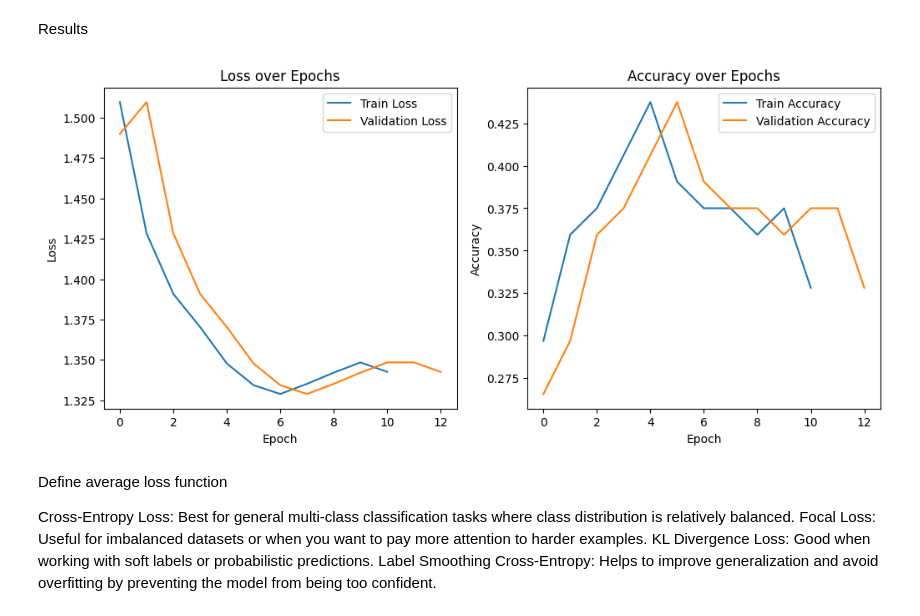
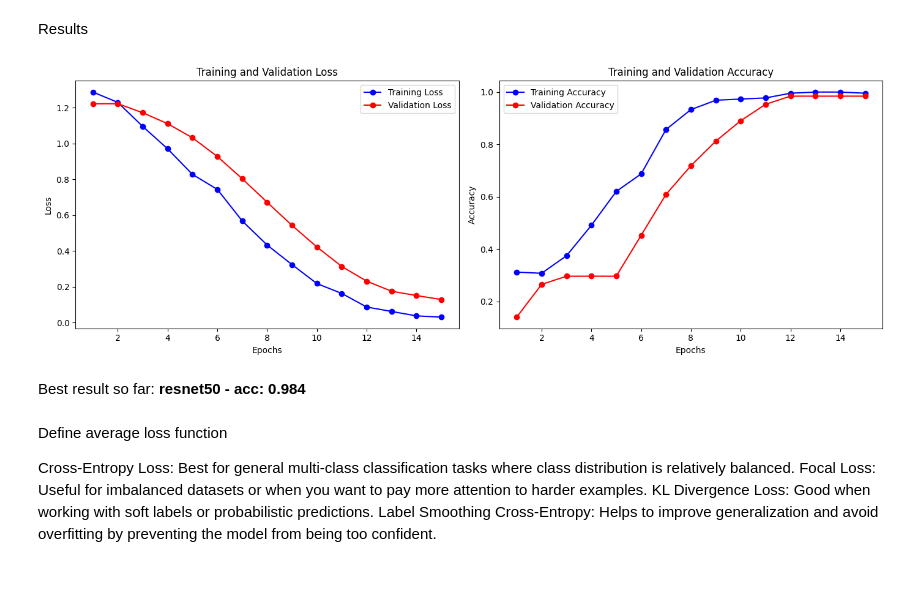
Before and after one commit to Strojove-uceni/2024-final-jiri-jozef, a Jupyter notebook: main.ipynb, the cells around one changed output. Cells and saved outputs as stored; diff of their text form; code cells hidden in the pictures; blank space fills up the shorter version.

Commit message:
results obtained: resnet50 - acc: 0.984

```diff
--- a/main.ipynb
+++ b/main.ipynb
@@ -63,9 +63,9 @@ Dataset augmentation (applying random rotations, etc. to diverify data)
 # %%
 transform = transforms.Compose([
     transforms.Resize((IMG_size, IMG_size), antialias=True),  # Resize images to 224x224 pixels, antialias smoothens the picture after resizing
-    #transforms.RandomHorizontalFlip(),  # Randomly flip images horizontally
-    #transforms.RandomRotation(10),  # Rotate images by up to 10 degrees
-    #transforms.ColorJitter(brightness=1, contrast=3),  # Adjust brightness and contrast
+    transforms.RandomHorizontalFlip(),  # Randomly flip images horizontally
+    transforms.RandomRotation(10),  # Rotate images by up to 10 degrees
+    transforms.ColorJitter(brightness=0.1, contrast=0.1),  # Adjust brightness and contrast
     transforms.ToTensor(),  # Convert images to PyTorch tensors
     transforms.Normalize(mean=[0.485, 0.456, 0.406], std=[0.229, 0.224, 0.225])  # Normalize for pretrained models
 ])
@@ -240,18 +244,10 @@ class CovidXrayClassifier(pl.LightningModule):
 # %% [markdown]
 Train model
 # %%
-# Initialize model
+# Initialize and train model
 model = CovidXrayClassifier()
-
-#lr_monitor = LearningRateMonitor(logging_interval='epoch')
-#early_stop_callback = EarlyStopping(monitor='val_loss',  patience=2, verbose=True, mode='min')
-#checkpoint_callback = ModelCheckpoint(monitor='val_loss', filename='savefile' )
-
-# Initialize trainer
-trainer = pl.Trainer(max_epochs=EPOCHS, accelerator= 'gpu', log_every_n_steps=1)
-
-
-# train the model
+#trainer = pl.Trainer(max_epochs=EPOCHS, accelerator='gpu', callbacks=[early_stop_callback])
+trainer = pl.Trainer(max_epochs=EPOCHS, accelerator='gpu')
 trainer.fit(model, train_dataloaders=train_loader, val_dataloaders=test_loader)
 # %% [output]
 INFO:pytorch_lightning.utilities.rank_zero:GPU available: True (cuda), used: True
@@ -277,30 +272,48 @@ INFO:pytorch_lightning.utilities.rank_zero:`Trainer.fit` stopped: `max_epochs=10
 # %% [markdown]
 Results
 # %%
-# Plotting training and validation loss and accuracy
-plt.figure(figsize=(12, 5))
+def align_lists(*lists):
+    min_length = min(len(lst) for lst in lists)
+    return [lst[:min_length] for lst in lists]
 
-# Plot Loss
-plt.subplot(1, 2, 1)
-plt.plot(model.train_losses, label="Train Loss")
-plt.plot(model.val_losses, label="Validation Loss")
-plt.xlabel("Epoch")
-plt.ylabel("Loss")
-plt.legend()
-plt.title("Loss over Epochs")
+# Call the alignment function
+train_losses, val_losses, train_accs, val_accs = align_lists(
+    model.train_losses, model.val_losses, model.train_accs, model.val_accs
+)
 
-# Plot Accuracy
-plt.subplot(1, 2, 2)
-plt.plot(model.train_accs, label="Train Accuracy")
-plt.plot(model.val_accs, label="Validation Accuracy")
-plt.xlabel("Epoch")
-plt.ylabel("Accuracy")
-plt.legend()
-plt.title("Accuracy over Epochs")
+# Now, plot the metrics
+def plot_metrics(train_losses, val_losses, train_accs, val_accs):
+    epochs = range(1, len(train_losses) + 1)
 
-plt.show()
+    plt.figure(figsize=(14, 5))
+
+    # Plot Loss
+    plt.subplot(1, 2, 1)
+    plt.plot(epochs, train_losses, 'bo-', label='Training Loss')
+    plt.plot(epochs, val_losses, 'ro-', label='Validation Loss')
+    plt.title('Training and Validation Loss')
+    plt.xlabel('Epochs')
+    plt.ylabel('Loss')
+    plt.legend()
+
+    # Plot Accuracy
+    plt.subplot(1, 2, 2)
+    plt.plot(epochs, train_accs, 'bo-', label='Training Accuracy')
+    plt.plot(epochs, val_accs, 'ro-', label='Validation Accuracy')
+    plt.title('Training and Validation Accuracy')
+    plt.xlabel('Epochs')
+    plt.ylabel('Accuracy')
+    plt.legend()
+
+    plt.tight_layout()
+    plt.show()
+
+# Plot the aligned metrics
+plot_metrics(train_losses, val_losses, train_accs, val_accs)
 # %% [output]
-[figure, old version]
+[figure, new version]
+# %% [markdown]
+Best result so far: **resnet50 - acc: 0.984**
 # %% [markdown]
 Define average loss function
 
```
Also changed, not shown: parts of 4 cells of this notebook.
